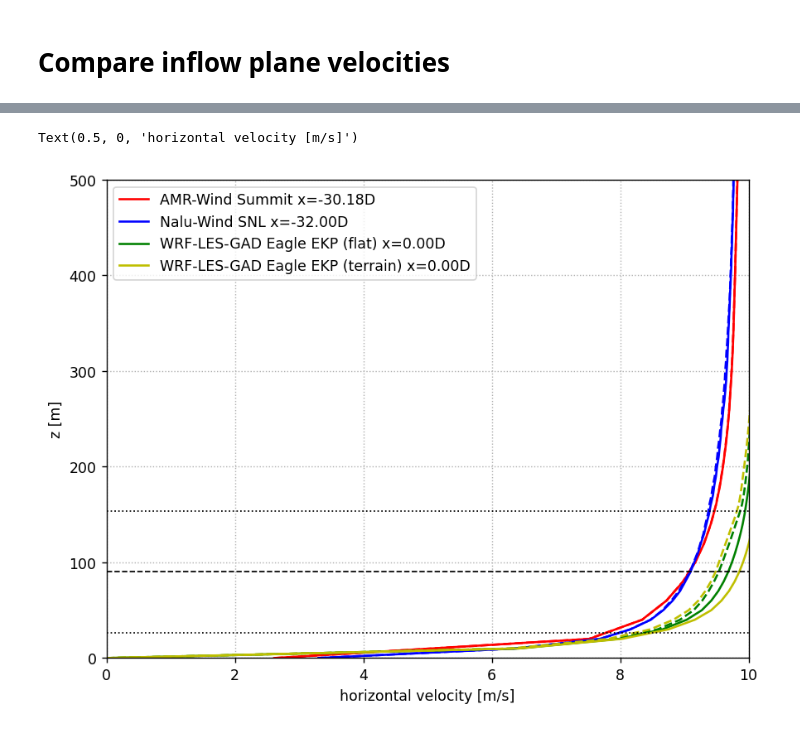
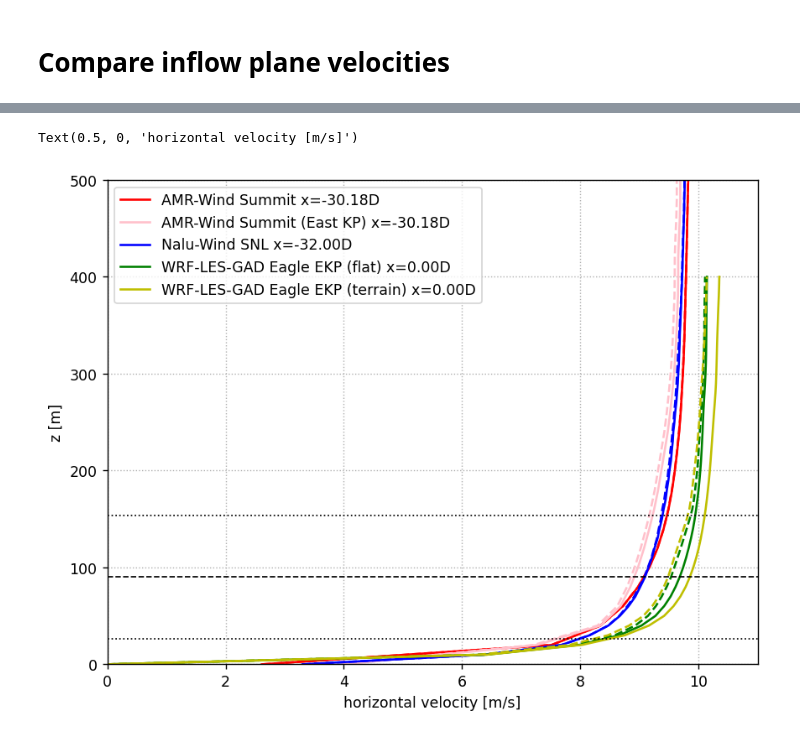
Before and after one commit to lawrenceccheung/AWAKEN_summit_setup, a Jupyter notebook: CompareResults/InflowPlanesVel/Unstable/CompareInflowPlanes.ipynb, the cells around one changed output, grey strips where cells are left out. Saved outputs shown, nothing was run; the diff lists cells and outputs as text; code cells hidden in the pictures.

Commit message:
Added DATA_Summit_amrwind_EastKP to InflowPlanesVel

```diff
--- a/CompareResults/InflowPlanesVel/Unstable/CompareInflowPlanes.ipynb
+++ b/CompareResults/InflowPlanesVel/Unstable/CompareInflowPlanes.ipynb
@@ -44,6 +44,7 @@ def getDictBetween(dictlist, x1, x2, labeltag='distance'):
 #           # YAML file,                                                dictionary with extra labels and stuff
 datasets = [
     ['DATA_Summit_amrwind_bananasrun1/KP_Unstable.yaml',     {'label':'AMR-Wind Summit', 'plotargs':{'color':'r'}}],
+    ['DATA_Summit_amrwind_EastKP/KP_Unstable.yaml',          {'label':'AMR-Wind Summit (East KP)', 'plotargs':{'color':'pink'}}],
     ['DATA_SNL_naluwind_unstable_KPeast/KP_Unstable.yaml',   {'label':'Nalu-Wind SNL',   'plotargs':{'color':'b'}}],
     ['DATA_eagle_WRFLESGAD_unstable_EKP/flat/KP_Unstable.yaml',   {'label':'WRF-LES-GAD Eagle EKP (flat)',   'plotargs':{'color':'g'}}],
     ['DATA_eagle_WRFLESGAD_unstable_EKP/terrain/KP_Unstable.yaml',   {'label':'WRF-LES-GAD Eagle EKP (terrain)',   'plotargs':{'color':'y'}}],
@@ -79,6 +60,7 @@ datadefs
 # Define the things you want to plot here
 plotlist = [
     ['AMR-Wind Summit', (-35, -30)],
+    ['AMR-Wind Summit (East KP)', (-35, -30)],
     ['Nalu-Wind SNL', (-35, -30)],
     ['WRF-LES-GAD Eagle EKP (flat)', (0, 30)],
     ['WRF-LES-GAD Eagle EKP (terrain)', (0, 30)]
@@ -104,32 +86,32 @@ for p in plotlist:
     Uh = np.sqrt(profiledat[:,1]**2 + profiledat[:,2]**2)
     ax.plot(Uh, z, **plotargs)
 
     # Load and plot the turbine data
     if isinstance(xtarget, tuple):
         d = getDictBetween(data['turbinerun'], xtarget[0], xtarget[1])
     else:
         d = getDictWithLabel(data['turbinerun'], xtarget, labeltag='distance')
     xdist = d['distance']
     plotargs = plotargsorig.copy()
     plotargs['ls'] = '--'
     profiledat = np.loadtxt(os.path.join(data['dirpath'],d['filename']))
     z = profiledat[:,0]
     Uh = np.sqrt(profiledat[:,1]**2 + profiledat[:,2]**2)
     ax.plot(Uh, z, **plotargs)
 
 # Plot the rotor lines
 ax.axhline(zHH+0.5*rotorD, ls=':', lw=1.0, color='k')
 ax.axhline(zHH,            ls='--',lw=1.0, color='k')
 ax.axhline(zHH-0.5*rotorD, ls=':', lw=1.0, color='k')
 
 ax.set_ylim([0, 500])
-ax.set_xlim([0, 10])
+ax.set_xlim([0, 11])
 
 ax.grid(ls=':')
 ax.legend()
 
 ax.set_ylabel('z [m]')
 ax.set_xlabel('horizontal velocity [m/s]')
 # %% [output]
 Text(0.5, 0, 'horizontal velocity [m/s]')
-[figure, old version]
+[figure, new version]
```
Also changed, not shown: parts of 1 cell of this notebook, 11 other files.
